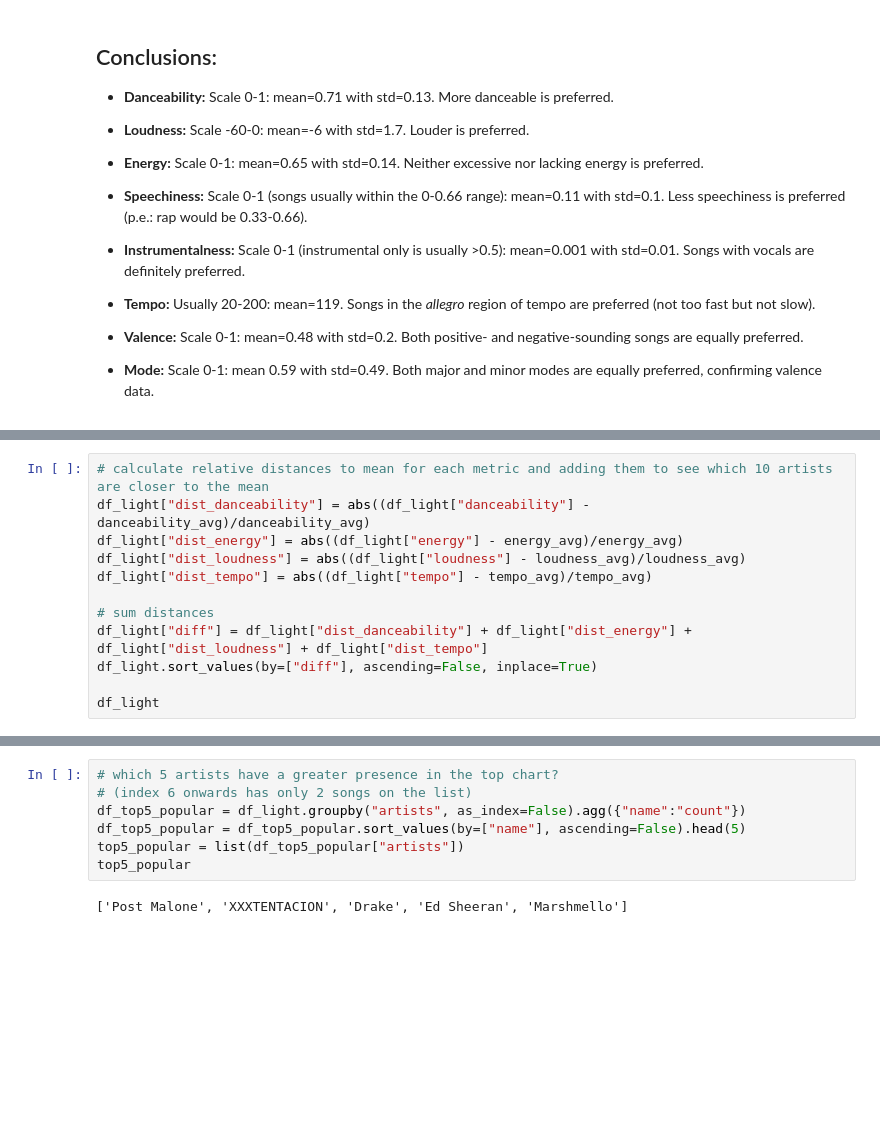
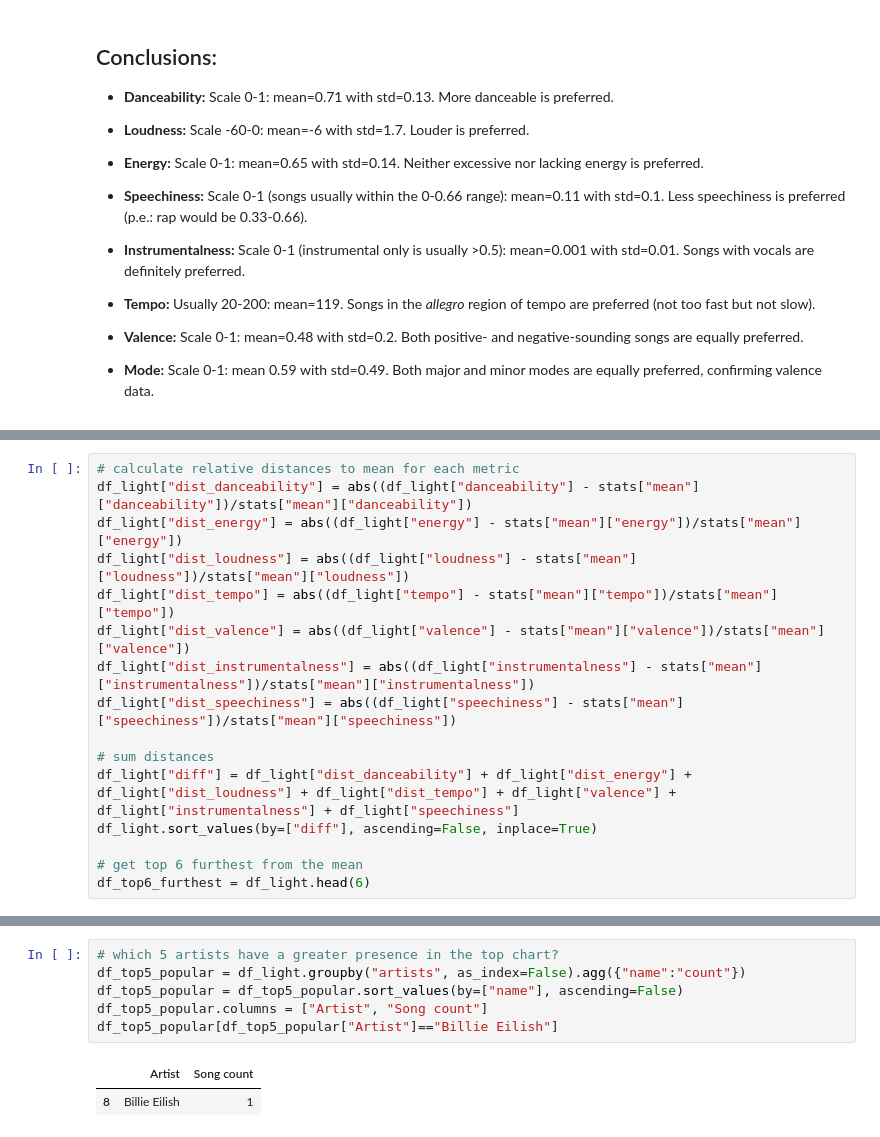
Before and after one commit to lukessmalley/Project-Week-3-Data-Thieves, a Jupyter notebook: your-project/question3.ipynb, the cells around one changed output, grey strips where cells are left out. Saved outputs shown, nothing was run; the diff lists cells and outputs as text; blank space fills up the shorter version.

```diff
--- a/your-project/question3.ipynb
+++ b/your-project/question3.ipynb
@@ -158,12 +122,16 @@ outliers
 # %%
-# calculate relative distances to mean for each metric and adding them to see which 10 artists are closer to the mean
-df_light["dist_danceability"] = abs((df_light["danceability"] - danceability_avg)/danceability_avg)
-df_light["dist_energy"] = abs((df_light["energy"] - energy_avg)/energy_avg)
-df_light["dist_loudness"] = abs((df_light["loudness"] - loudness_avg)/loudness_avg)
-df_light["dist_tempo"] = abs((df_light["tempo"] - tempo_avg)/tempo_avg)
+# calculate relative distances to mean for each metric
+df_light["dist_danceability"] = abs((df_light["danceability"] - stats["mean"]["danceability"])/stats["mean"]["danceability"])
+df_light["dist_energy"] = abs((df_light["energy"] - stats["mean"]["energy"])/stats["mean"]["energy"])
+df_light["dist_loudness"] = abs((df_light["loudness"] - stats["mean"]["loudness"])/stats["mean"]["loudness"])
+df_light["dist_tempo"] = abs((df_light["tempo"] - stats["mean"]["tempo"])/stats["mean"]["tempo"])
+df_light["dist_valence"] = abs((df_light["valence"] - stats["mean"]["valence"])/stats["mean"]["valence"])
+df_light["dist_instrumentalness"] = abs((df_light["instrumentalness"] - stats["mean"]["instrumentalness"])/stats["mean"]["instrumentalness"])
+df_light["dist_speechiness"] = abs((df_light["speechiness"] - stats["mean"]["speechiness"])/stats["mean"]["speechiness"])
 
 # sum distances
-df_light["diff"] = df_light["dist_danceability"] + df_light["dist_energy"] + df_light["dist_loudness"] + df_light["dist_tempo"]
+df_light["diff"] = df_light["dist_danceability"] + df_light["dist_energy"] + df_light["dist_loudness"] + df_light["dist_tempo"] + df_light["valence"] + df_light["instrumentalness"] + df_light["speechiness"]
 df_light.sort_values(by=["diff"], ascending=False, inplace=True)
 
-df_light
+# get top 6 furthest from the mean
+df_top6_furthest = df_light.head(6)
@@ -184,9 +138,9 @@ df_light
 # %%
 # which 5 artists have a greater presence in the top chart?
-# (index 6 onwards has only 2 songs on the list)
 df_top5_popular = df_light.groupby("artists", as_index=False).agg({"name":"count"})
-df_top5_popular = df_top5_popular.sort_values(by=["name"], ascending=False).head(5)
-top5_popular = list(df_top5_popular["artists"])
-top5_popular
+df_top5_popular = df_top5_popular.sort_values(by=["name"], ascending=False)
+df_top5_popular.columns = ["Artist", "Song count"]
+df_top5_popular[df_top5_popular["Artist"]=="Billie Eilish"]
 # %% [output]
-['Post Malone', 'XXXTENTACION', 'Drake', 'Ed Sheeran', 'Marshmello']
+|  | Artist | Song count |
+| 8 | Billie Eilish | 1 |
```
Also changed, not shown: parts of 11 cells of this notebook, 10 other files.
